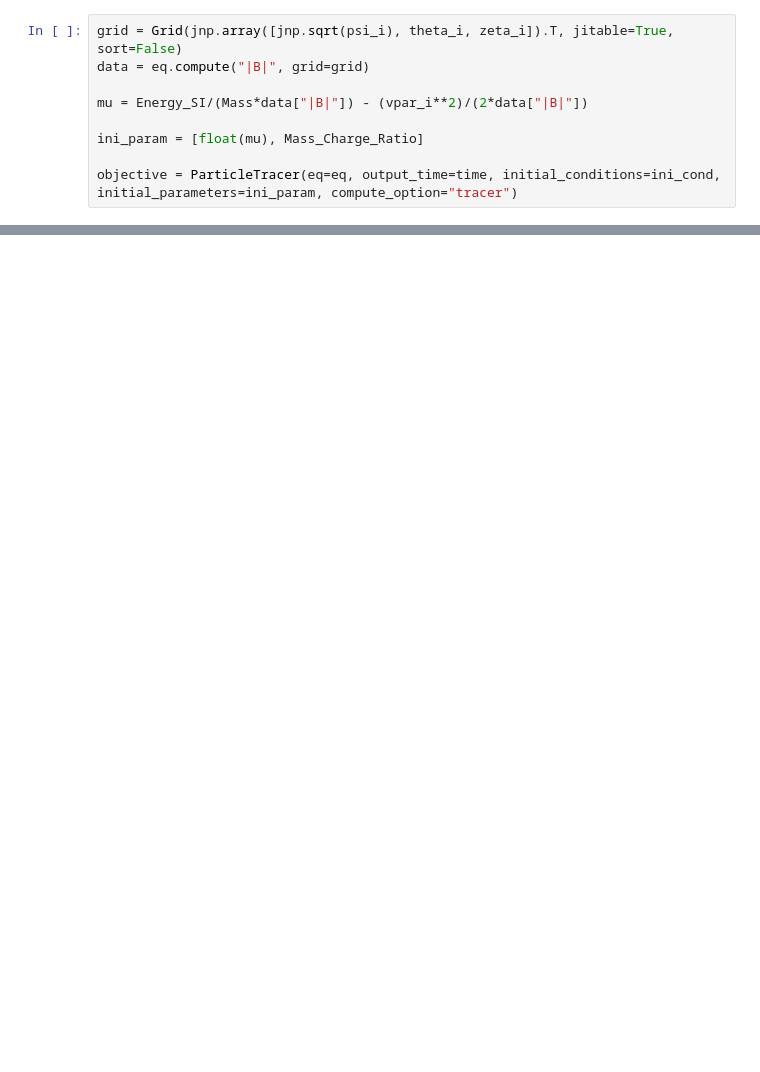
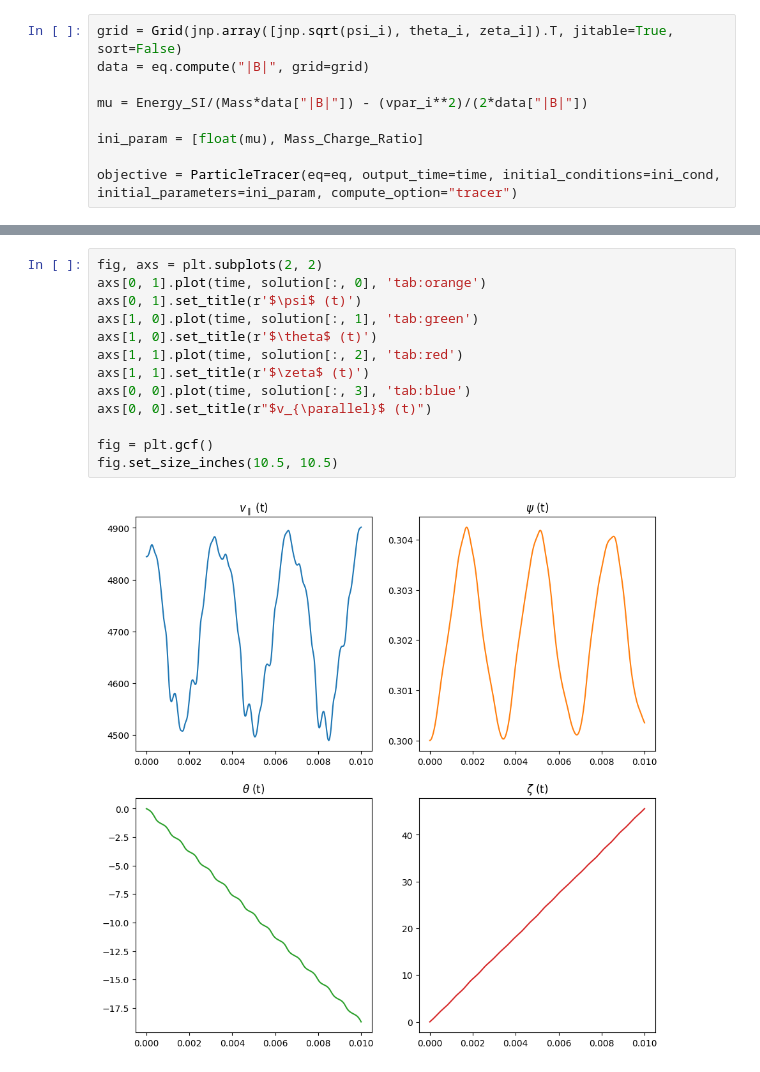
Before and after one commit to joaopedrobiu6/DPS, a Jupyter notebook: desc/ParticleTracer.ipynb, the cells around one changed output, grey strips where cells are left out. Saved outputs shown, nothing was run; the diff lists cells and outputs as text; blank space fills up the shorter version.

```diff
--- a/desc/ParticleTracer.ipynb
+++ b/desc/ParticleTracer.ipynb
@@ -78,0 +108,15 @@ print("***************************************************")
+# %%
+fig, axs = plt.subplots(2, 2)
+axs[0, 1].plot(time, solution[:, 0], 'tab:orange')
+axs[0, 1].set_title(r'$\psi$ (t)')
+axs[1, 0].plot(time, solution[:, 1], 'tab:green')
+axs[1, 0].set_title(r'$\theta$ (t)')
+axs[1, 1].plot(time, solution[:, 2], 'tab:red')
+axs[1, 1].set_title(r'$\zeta$ (t)')
+axs[0, 0].plot(time, solution[:, 3], 'tab:blue')
+axs[0, 0].set_title(r"$v_{\parallel}$ (t)")
+
+fig = plt.gcf()
+fig.set_size_inches(10.5, 10.5)
+# %% [output]
+[figure, added]
```
Also changed, not shown: parts of 10 cells of this notebook, 1 other file.
